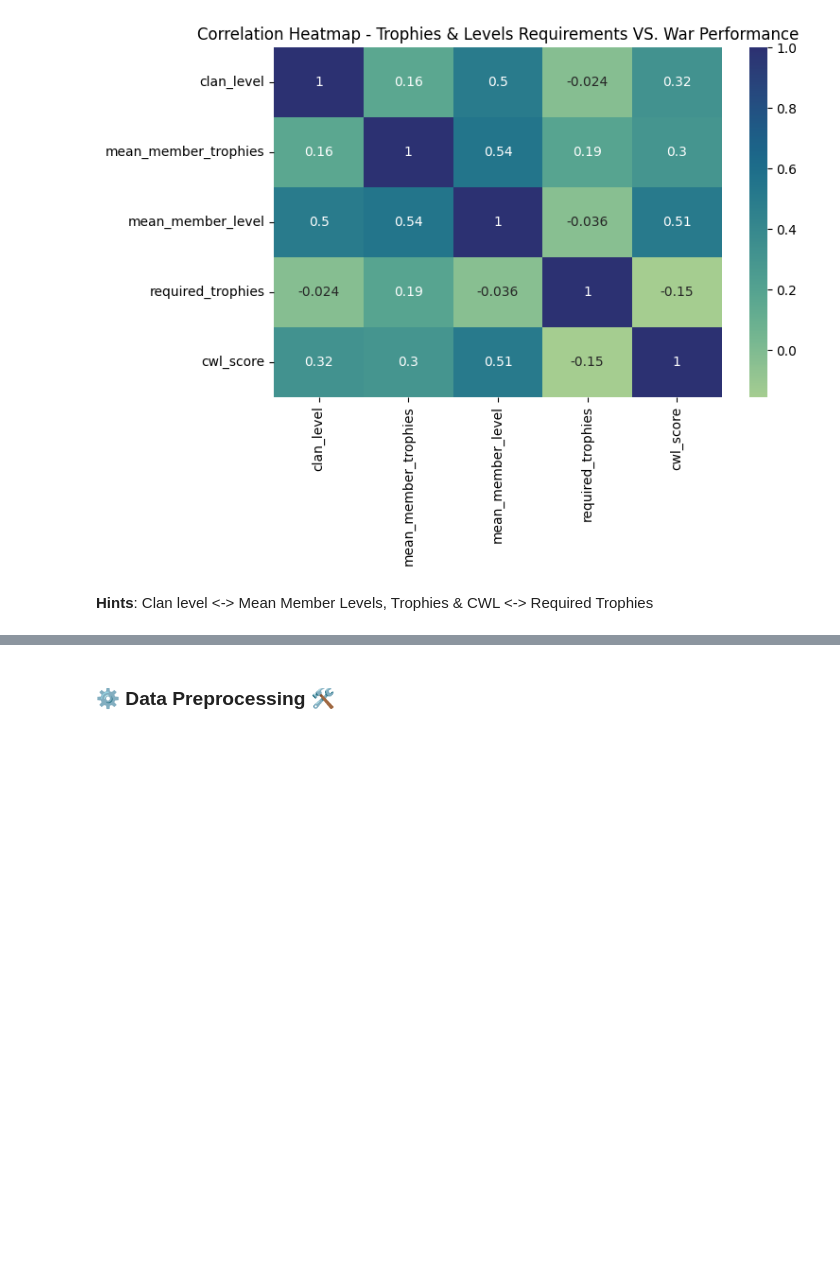
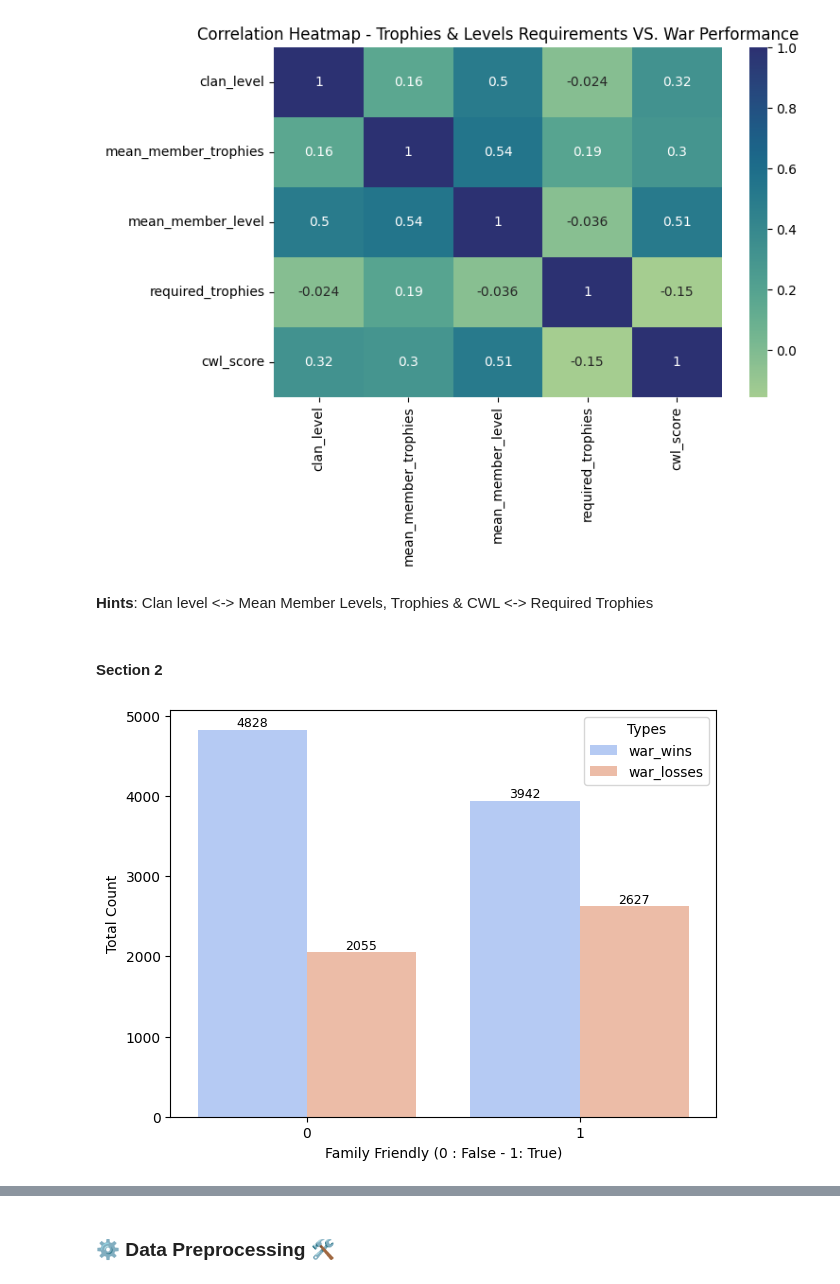
Before and after one commit to cresht2606/elune-project-eda, a Jupyter notebook: elune-project-eda.ipynb, the cells around one changed output, grey strips where cells are left out. Cells and saved outputs as stored; diff of their text form; code cells hidden in the pictures; blank space fills up the shorter version.

Commit message:
Slipstream August 6th, 2025
- Full Implementation of Task 2 (Feature Engineering & Visualisation)

```diff
--- a/elune-project-eda.ipynb
+++ b/elune-project-eda.ipynb
@@ -552,3 +744,30 @@ plt.show()
 [figure]
 # %% [markdown]
 **Hints**: Clan level <-> Mean Member Levels, Trophies & CWL <-> Required Trophies
+# %% [markdown]
+#### Section 2 ####
+# %%
+#Win vs. Loss counts (Stacked Bar Chart)
+
+#pd.melt(df, id_vars=['A'], value_vars=['B'],
+#        var_name='myVarname', value_name='myValname')
+#   A myVarname  myValname
+#0  a         B          1
+#1  b         B          3
+#2  c         B          5
+
+agg_df = high_df_2.groupby("family_friendly_encoded")[["war_wins", "war_losses"]].sum().reset_index()
+melted_df = agg_df.melt(id_vars = "family_friendly_encoded", var_name = "Result", value_name = "Count")
+
+sns.barplot(data = melted_df, x = "family_friendly_encoded", y = "Count", hue = "Result", palette = "coolwarm")
+
+for container in plt.gca().containers:
+    plt.bar_label(container, fmt='%d', label_type='edge', fontsize=9)
+
+plt.xlabel("Family Friendly (0 : False - 1: True)")
+plt.ylabel("Total Count")
+plt.legend(title = "Types")
+plt.tight_layout()
+plt.show()
+# %% [output]
+[figure, added]
```
Also changed, not shown: parts of 20 cells of this notebook.
